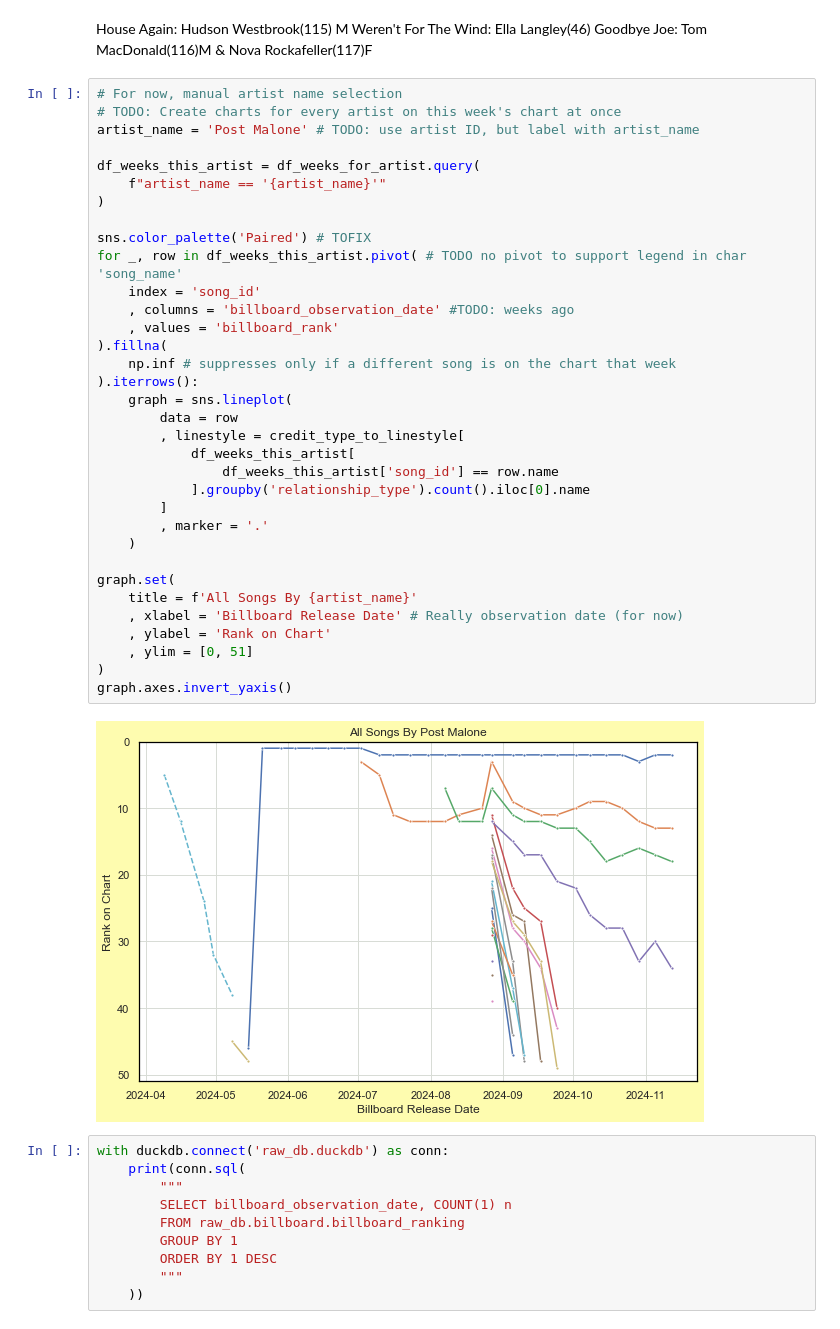
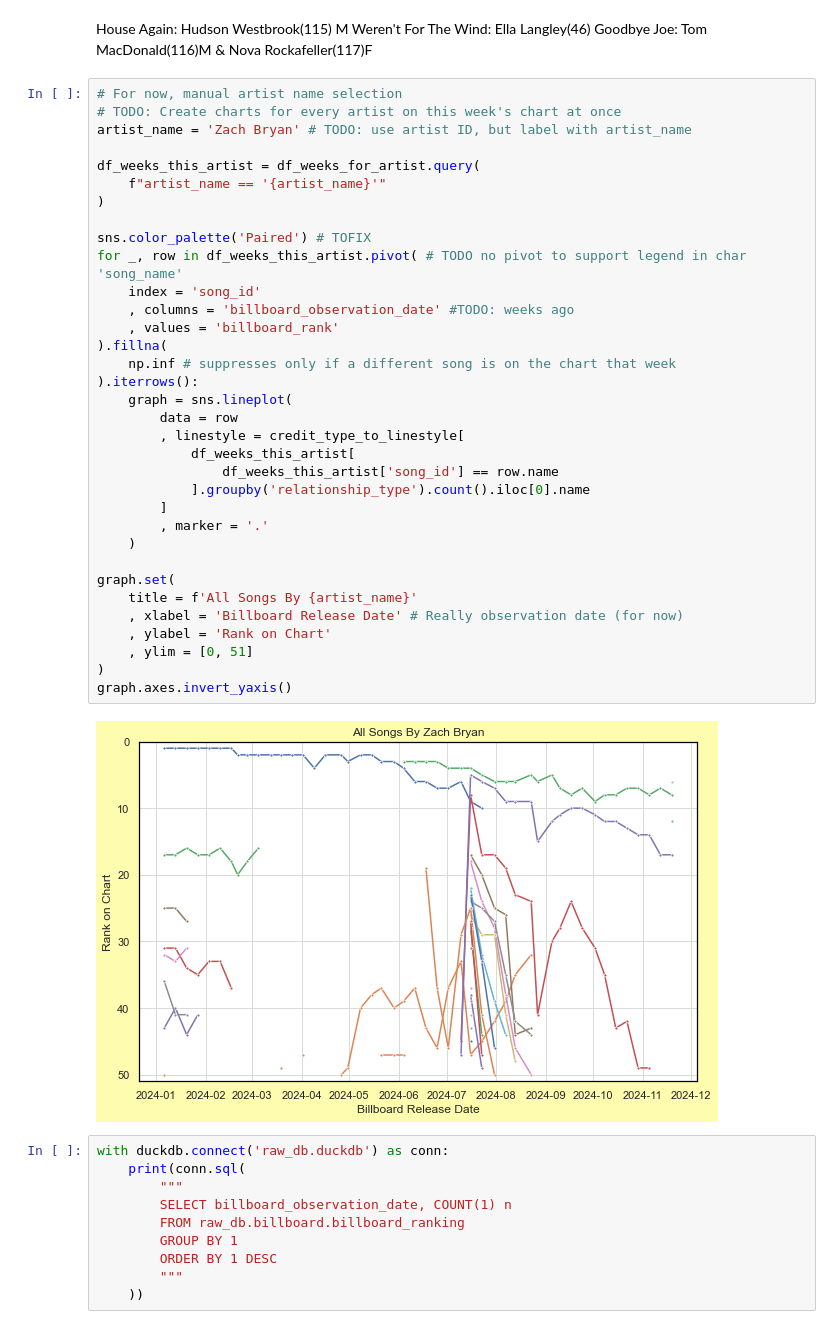
Before and after one commit to jwmanahan/billboard, a Jupyter notebook: add_new_week.ipynb, the cells around one changed output. Drawn from its saved outputs; the diff is of its cells as text.

```diff
--- a/add_new_week.ipynb
+++ b/add_new_week.ipynb
@@ -744,39 +749,39 @@ Goodbye Joe: Tom MacDonald(116)M & Nova Rockafeller(117)F
 # %%
 # For now, manual artist name selection
 # TODO: Create charts for every artist on this week's chart at once
-artist_name = 'Post Malone' # TODO: use artist ID, but label with artist_name
+artist_name = 'Zach Bryan' # TODO: use artist ID, but label with artist_name
 
 df_weeks_this_artist = df_weeks_for_artist.query(
     f"artist_name == '{artist_name}'"
 )
 
 sns.color_palette('Paired') # TOFIX
 for _, row in df_weeks_this_artist.pivot( # TODO no pivot to support legend in char 'song_name'
     index = 'song_id'
     , columns = 'billboard_observation_date' #TODO: weeks ago
     , values = 'billboard_rank'
 ).fillna(
     np.inf # suppresses only if a different song is on the chart that week
 ).iterrows():
     graph = sns.lineplot(
         data = row
         , linestyle = credit_type_to_linestyle[
             df_weeks_this_artist[
                 df_weeks_this_artist['song_id'] == row.name
             ].groupby('relationship_type').count().iloc[0].name
         ]
         , marker = '.'
     )
 
 graph.set(
     title = f'All Songs By {artist_name}'
     , xlabel = 'Billboard Release Date' # Really observation date (for now)
     , ylabel = 'Rank on Chart'
     , ylim = [0, 51]
 )
 graph.axes.invert_yaxis()
 # %% [output]
-[figure, old version]
+[figure, new version]
 # %%
 with duckdb.connect('raw_db.duckdb') as conn:
     print(conn.sql(
```
Also changed, not shown: parts of 27 cells of this notebook, 5 other files.
